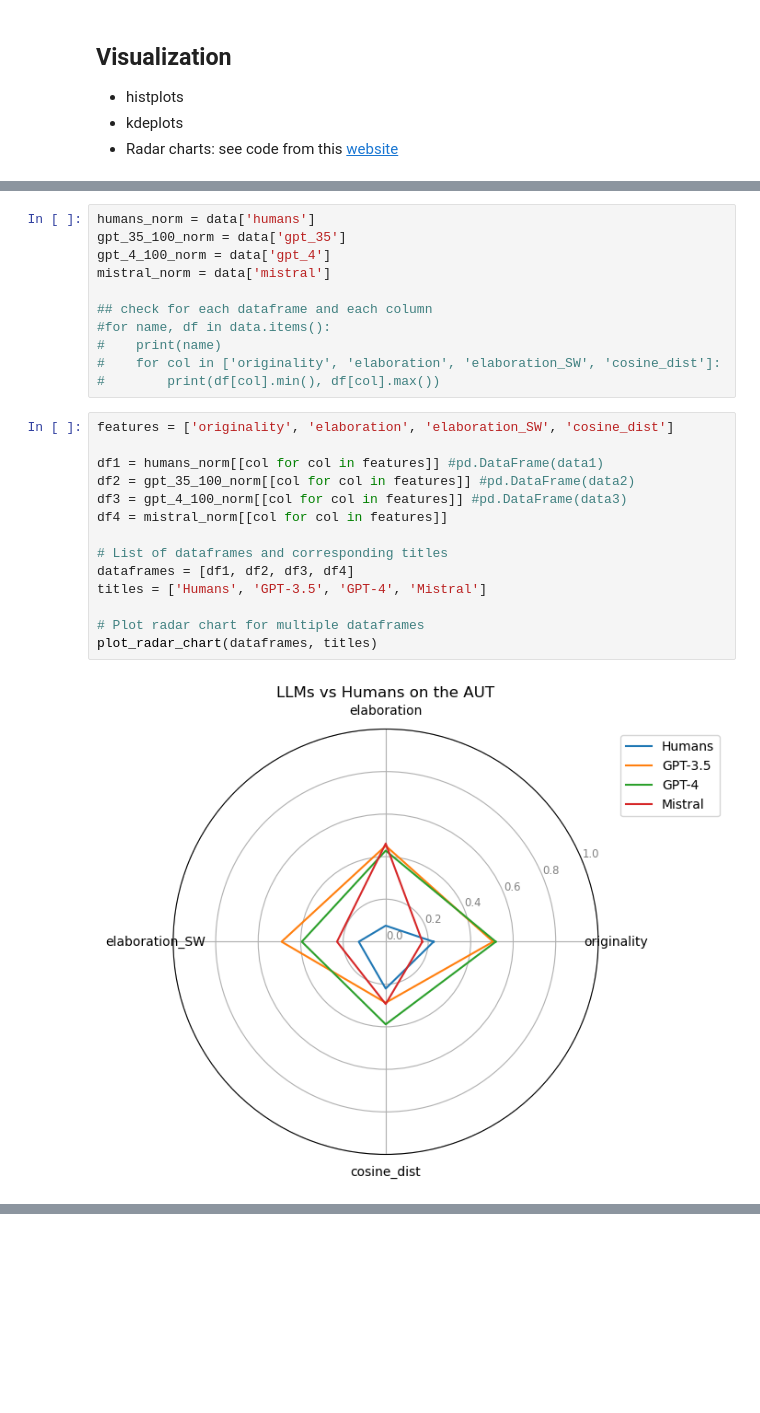
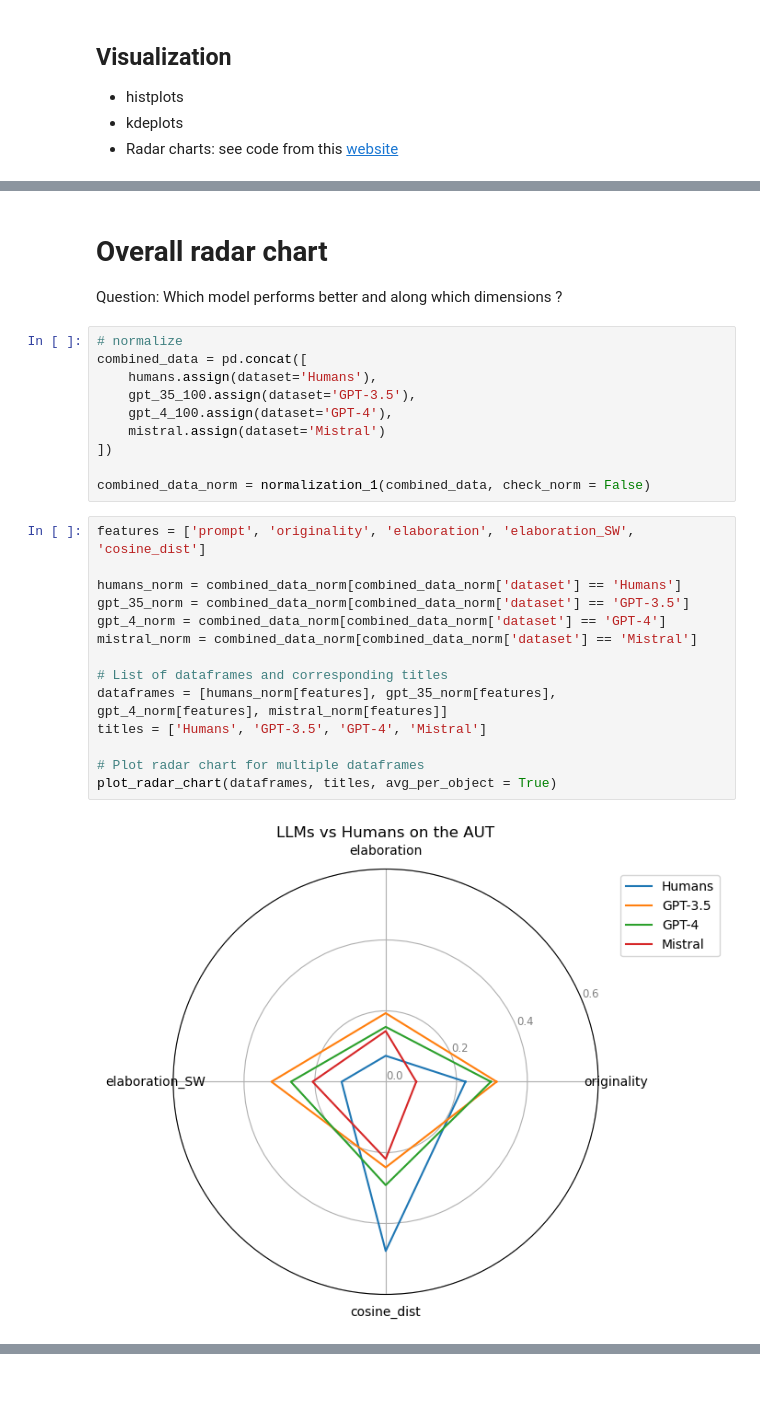
Before and after one commit to Maximelel/LLM_creativity_aut, a Jupyter notebook: benchmark.ipynb, the cells around one changed output, grey strips where cells are left out. Cells and saved outputs as stored; diff of their text form; blank space fills up the shorter version.

```diff
--- a/benchmark.ipynb
+++ b/benchmark.ipynb
@@ -224,27 +193,30 @@ for name, df in data.items():
-# %%
-humans_norm = data['humans']
-gpt_35_100_norm = data['gpt_35']
-gpt_4_100_norm = data['gpt_4']
-mistral_norm = data['mistral']
-
-## check for each dataframe and each column
-#for name, df in data.items():
-#    print(name)
-#    for col in ['originality', 'elaboration', 'elaboration_SW', 'cosine_dist']:
-#        print(df[col].min(), df[col].max())
+# %% [markdown]
+# Overall radar chart
+
+Question: Which model performs better and along which dimensions ?
+# %%
+# normalize
+combined_data = pd.concat([
+    humans.assign(dataset='Humans'),
+    gpt_35_100.assign(dataset='GPT-3.5'),
+    gpt_4_100.assign(dataset='GPT-4'),
+    mistral.assign(dataset='Mistral')
+])
+
+combined_data_norm = normalization_1(combined_data, check_norm = False)
 # %%
-features = ['originality', 'elaboration', 'elaboration_SW', 'cosine_dist']
+features = ['prompt', 'originality', 'elaboration', 'elaboration_SW', 'cosine_dist']
 
-df1 = humans_norm[[col for col in features]] #pd.DataFrame(data1)
-df2 = gpt_35_100_norm[[col for col in features]] #pd.DataFrame(data2)
-df3 = gpt_4_100_norm[[col for col in features]] #pd.DataFrame(data3)
-df4 = mistral_norm[[col for col in features]]
+humans_norm = combined_data_norm[combined_data_norm['dataset'] == 'Humans']
+gpt_35_norm = combined_data_norm[combined_data_norm['dataset'] == 'GPT-3.5']
+gpt_4_norm = combined_data_norm[combined_data_norm['dataset'] == 'GPT-4']
+mistral_norm = combined_data_norm[combined_data_norm['dataset'] == 'Mistral']
 
 # List of dataframes and corresponding titles
-dataframes = [df1, df2, df3, df4]
+dataframes = [humans_norm[features], gpt_35_norm[features], gpt_4_norm[features], mistral_norm[features]]
 titles = ['Humans', 'GPT-3.5', 'GPT-4', 'Mistral']
 
 # Plot radar chart for multiple dataframes
-plot_radar_chart(dataframes, titles)
+plot_radar_chart(dataframes, titles, avg_per_object = True)
 # %% [output]
-[figure, old version]
+[figure, new version]
```
Also changed, not shown: parts of 12 cells of this notebook, 2 other files.
